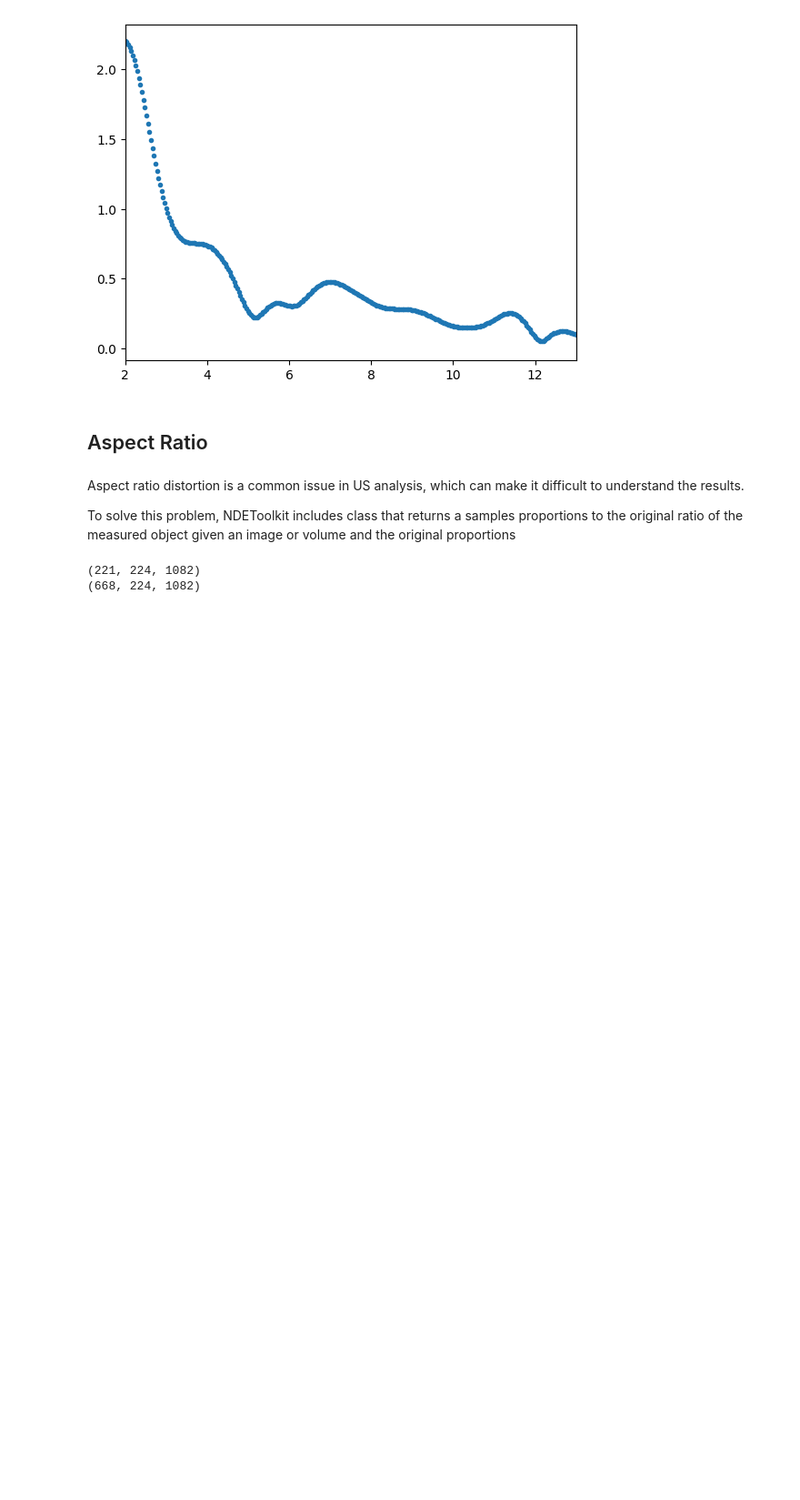
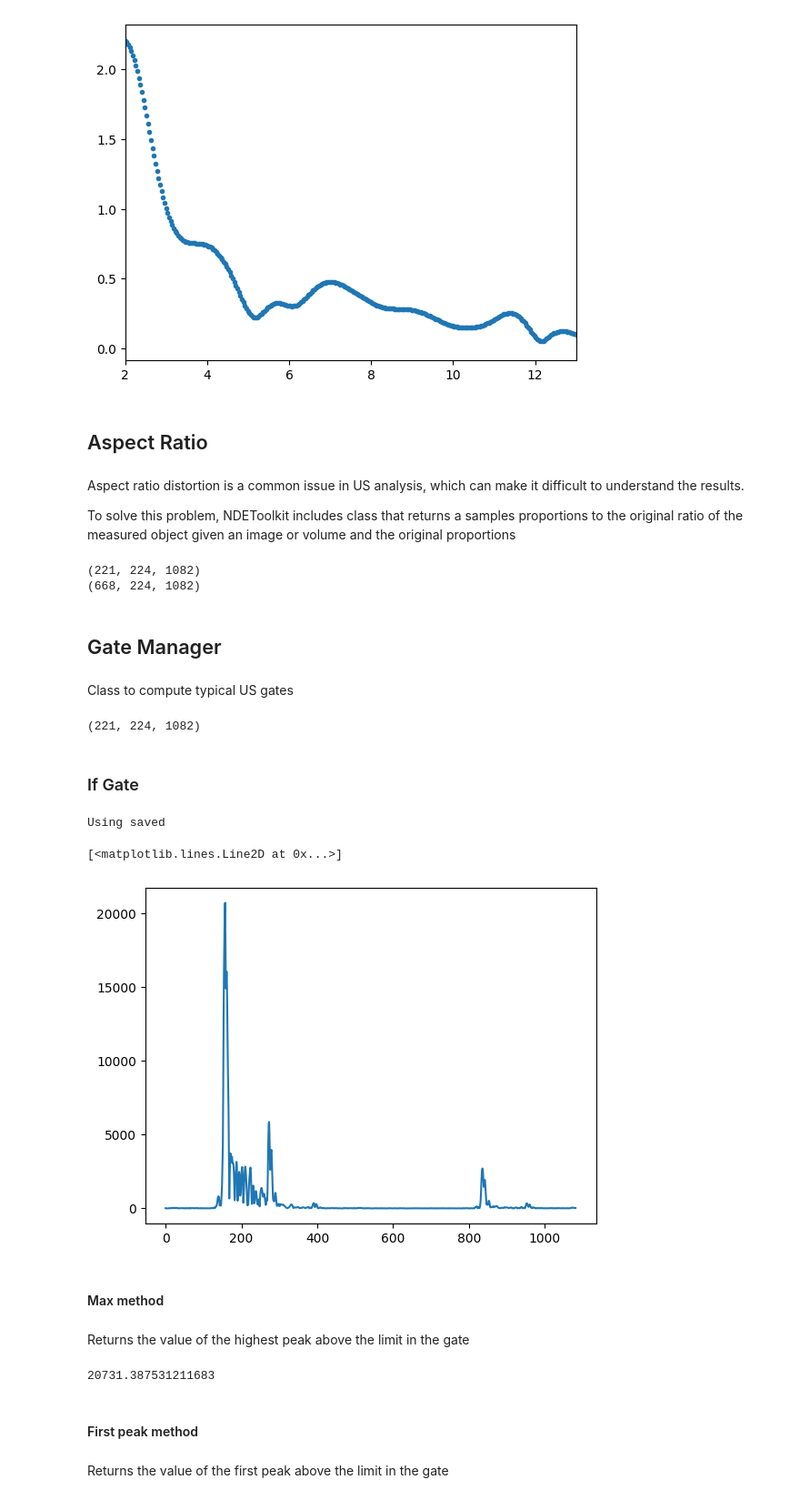
Before and after one commit to topeberti/UltraCODE, a Jupyter notebook: 4_Processing/Composite_porosity_UT/Docs.ipynb, the cells around one changed output. Shown at 91% size. Cells and saved outputs as stored; diff of their text form; code cells hidden in the pictures; blank space fills up the shorter version.

Commit message:
Gates added to NDEToolkit and Doc

```diff
--- a/4_Processing/Composite_porosity_UT/Docs.ipynb
+++ b/4_Processing/Composite_porosity_UT/Docs.ipynb
@@ -304,3 +304,5 @@ print(resized.shape)
 # %% [output]
 (221, 224, 1082)
 (668, 224, 1082)
+# %% [markdown]
+## Gate Manager
@@ -306,0 +311,40 @@ print(resized.shape)
+# %% [markdown]
+Class to compute typical US gates
+# %%
+from pathlib import Path
+
+#Opening file
+
+folder_to_read = Path(r'C:\Users\alberto.vicente\Documents\202211_LibreriaUltrasonidos\volumenes\Desarrollo libreria\temp')
+
+tiff_folder = folder_to_read /   r'20210407_phase_vols/0_phase_10MHz/COUPON7_PHASE_10MHz'
+
+data = ndt.napari_read_tiff(tiff_folder,folder=True)
+data.shape
+# %% [output]
+(221, 224, 1082)
+# %% [markdown]
+### If Gate
+# %%
+import matplotlib.pyplot as plt
+signal = data[177,178]
+analyze = ndt.RfAnalyze(signal)
+analytic = analyze.analytic()
+envelope = analyze.envelope()
+plt.plot(envelope)
+# %% [output]
+Using saved
+[<matplotlib.lines.Line2D at 0x...>]
+[figure, added]
+# %% [markdown]
+#### Max method
+# %% [markdown]
+Returns the value of the highest peak above the limit in the gate
+# %%
+gm.ifGate(envelope,150,200,lim=50,method="max")
+# %% [output]
+20731.387531211683
+# %% [markdown]
+#### First peak method
+# %% [markdown]
+Returns the value of the first peak above the limit in the gate
```
Also changed, not shown: parts of 5 cells of this notebook, 3 other files.
